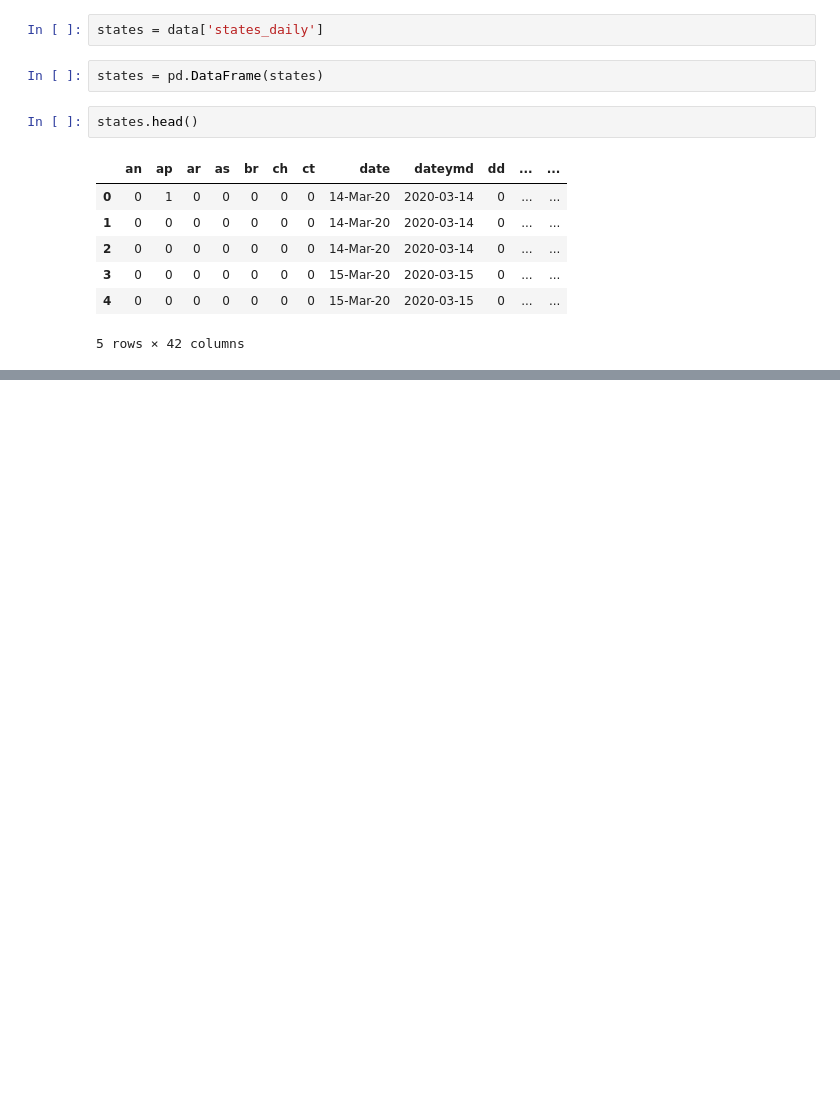
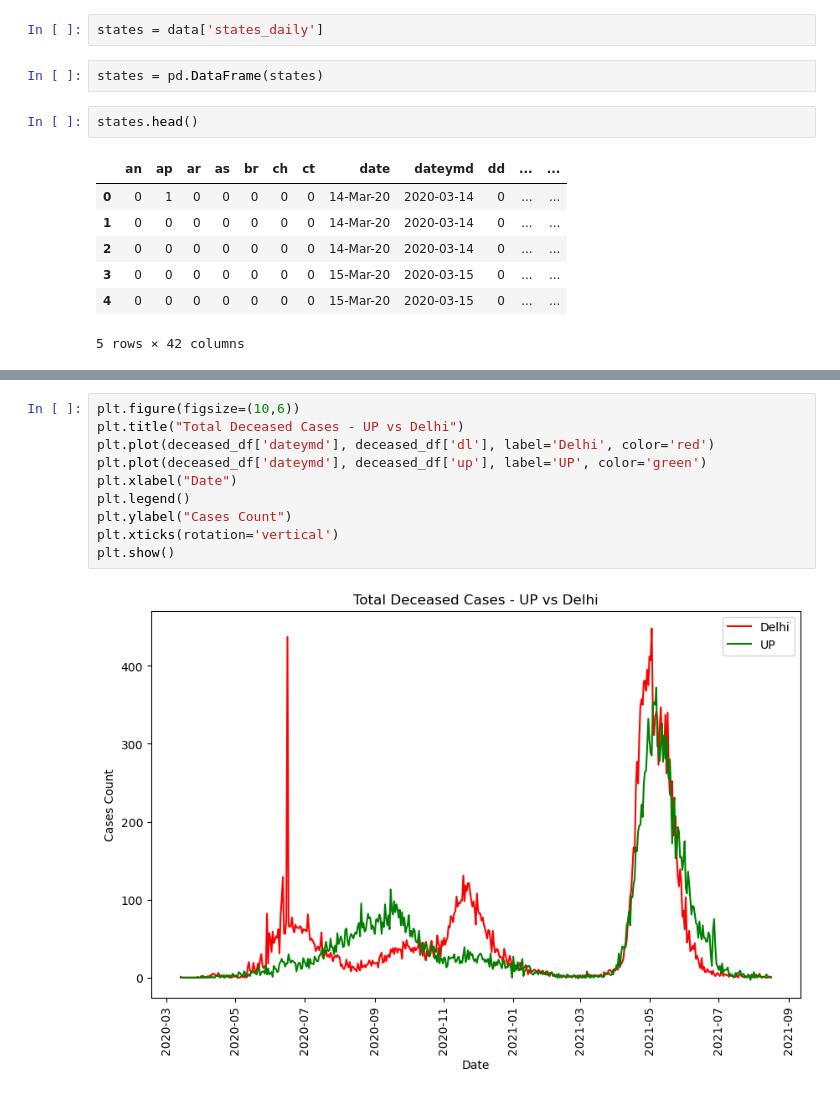
Before and after one commit to brainmentorspvtltd/DU_ShivajiCollege, a Jupyter notebook: CovidAnalysis.ipynb, the cells around one changed output, grey strips where cells are left out. Saved outputs shown, nothing was run; the diff lists cells and outputs as text; blank space fills up the shorter version.

```diff
--- a/CovidAnalysis.ipynb
+++ b/CovidAnalysis.ipynb
@@ -25,0 +71,12 @@ states.head()
+# %%
+plt.figure(figsize=(10,6))
+plt.title("Total Deceased Cases - UP vs Delhi")
+plt.plot(deceased_df['dateymd'], deceased_df['dl'], label='Delhi', color='red')
+plt.plot(deceased_df['dateymd'], deceased_df['up'], label='UP', color='green')
+plt.xlabel("Date")
+plt.legend()
+plt.ylabel("Cases Count")
+plt.xticks(rotation='vertical')
+plt.show()
+# %% [output]
+[figure, added]
```
Also changed, not shown: parts of 8 cells of this notebook, 5 other files.
